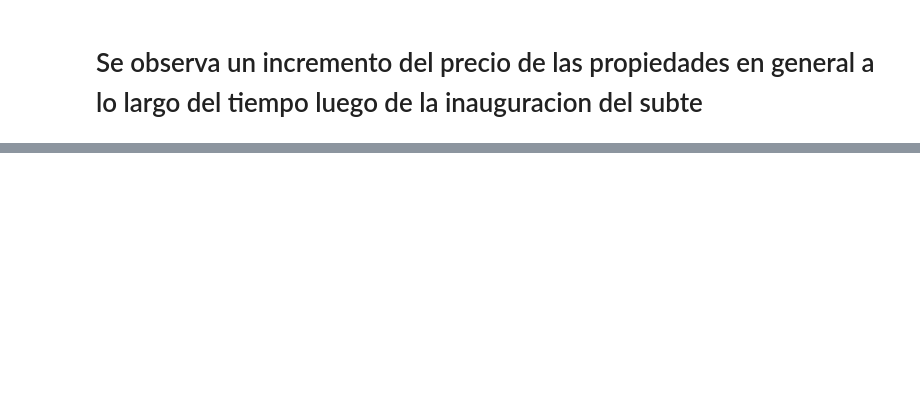
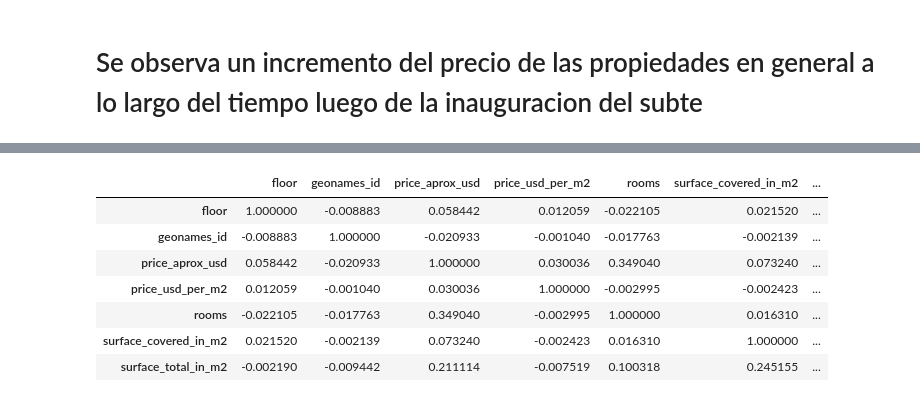
Before and after one commit to yussefomar/tp1OrganizacionComputador, a Jupyter notebook: AnalisisDistanciaSubte.ipynb, the cells around one changed output, grey strips where cells are left out. Saved outputs shown, nothing was run; the diff lists cells and outputs as text; code cells hidden in the pictures; blank space fills up the shorter version.

```diff
--- a/AnalisisDistanciaSubte.ipynb
+++ b/AnalisisDistanciaSubte.ipynb
@@ -104,0 +117,6 @@ plt.show()
+# %%
+df["description"] = df["description"].str.lower()
+df["extra"] = df["extra"].str.lower()
+df["title"] = df["title"].str.lower()
+# %%
+df["Zona"] = df.apply(lambda row: row["place_with_parent_names"].split("|")[2],axis=1)
@@ -104,0 +165,11 @@ plt.show()
+# %%
+df.corr()
+# %% [output]
+|  | floor | geonames_id | price_aprox_usd | price_usd_per_m2 | rooms | surface_covered_in_m2 | ... |
+| floor | 1.000000 | -0.008883 | 0.058442 | 0.012059 | -0.022105 | 0.021520 | ... |
+| geonames_id | -0.008883 | 1.000000 | -0.020933 | -0.001040 | -0.017763 | -0.002139 | ... |
+| price_aprox_usd | 0.058442 | -0.020933 | 1.000000 | 0.030036 | 0.349040 | 0.073240 | ... |
+| price_usd_per_m2 | 0.012059 | -0.001040 | 0.030036 | 1.000000 | -0.002995 | -0.002423 | ... |
+| rooms | -0.022105 | -0.017763 | 0.349040 | -0.002995 | 1.000000 | 0.016310 | ... |
+| surface_covered_in_m2 | 0.021520 | -0.002139 | 0.073240 | -0.002423 | 0.016310 | 1.000000 | ... |
+| surface_total_in_m2 | -0.002190 | -0.009442 | 0.211114 | -0.007519 | 0.100318 | 0.245155 | ... |
```
Also changed, not shown: parts of 29 cells of this notebook.
